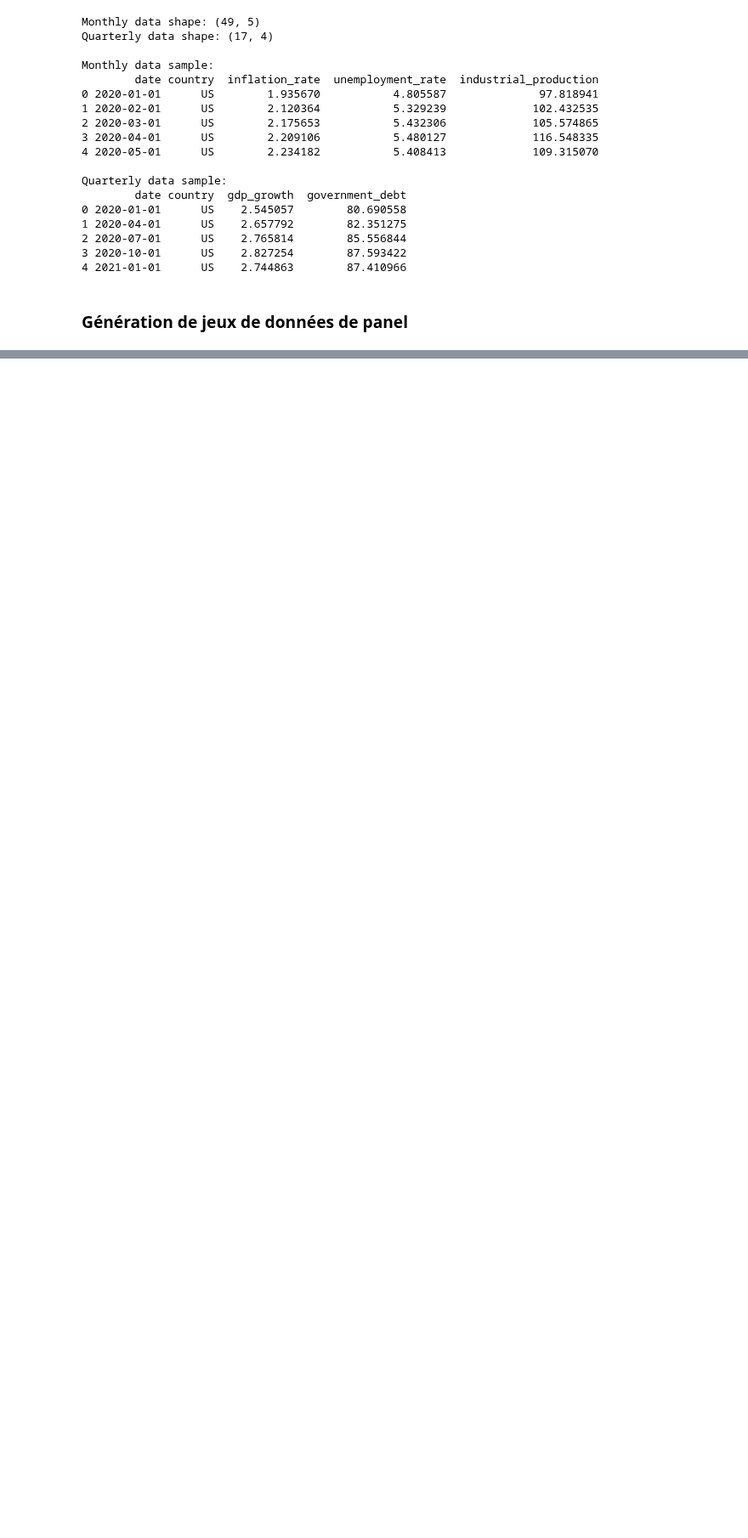
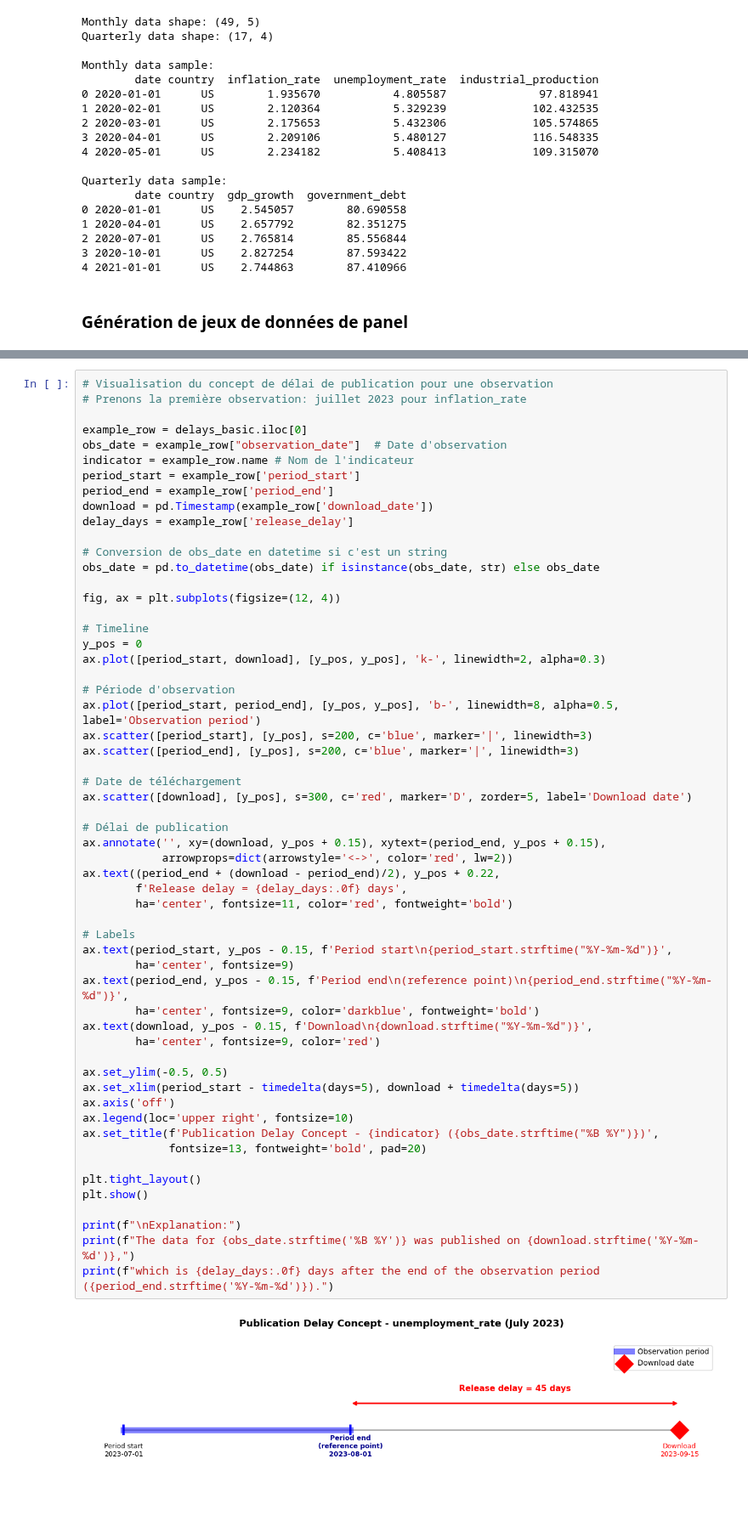
Before and after one commit to qbolliet/ts-forecast, a Jupyter notebook: notebooks/11 - QB - Delays.ipynb, the cells around one changed output, grey strips where cells are left out. Shown at 85% size. Saved outputs shown, nothing was run; the diff lists cells and outputs as text; blank space fills up the shorter version.

```diff
--- a/notebooks/11 - QB - Delays.ipynb
+++ b/notebooks/11 - QB - Delays.ipynb
@@ -107,0 +243,59 @@ New quarterly data ends: 2023-07-01 00:00:00
+# %%
+# Visualisation du concept de délai de publication pour une observation
+# Prenons la première observation: juillet 2023 pour inflation_rate
+
+example_row = delays_basic.iloc[0]
+obs_date = example_row["observation_date"]  # Date d'observation
+indicator = example_row.name # Nom de l'indicateur
+period_start = example_row['period_start']
+period_end = example_row['period_end']
+download = pd.Timestamp(example_row['download_date'])
+delay_days = example_row['release_delay']
+
+# Conversion de obs_date en datetime si c'est un string
+obs_date = pd.to_datetime(obs_date) if isinstance(obs_date, str) else obs_date
+
+fig, ax = plt.subplots(figsize=(12, 4))
+
+# Timeline
+y_pos = 0
+ax.plot([period_start, download], [y_pos, y_pos], 'k-', linewidth=2, alpha=0.3)
+
+# Période d'observation
+ax.plot([period_start, period_end], [y_pos, y_pos], 'b-', linewidth=8, alpha=0.5, label='Observation period')
+ax.scatter([period_start], [y_pos], s=200, c='blue', marker='|', linewidth=3)
+ax.scatter([period_end], [y_pos], s=200, c='blue', marker='|', linewidth=3)
+
+# Date de téléchargement
+ax.scatter([download], [y_pos], s=300, c='red', marker='D', zorder=5, label='Download date')
+
+# Délai de publication
+ax.annotate('', xy=(download, y_pos + 0.15), xytext=(period_end, y_pos + 0.15),
+            arrowprops=dict(arrowstyle='<->', color='red', lw=2))
+ax.text((period_end + (download - period_end)/2), y_pos + 0.22,
+        f'Release delay = {delay_days:.0f} days',
+        ha='center', fontsize=11, color='red', fontweight='bold')
+
+# Labels
+ax.text(period_start, y_pos - 0.15, f'Period start\n{period_start.strftime("%Y-%m-%d")}',
+        ha='center', fontsize=9)
+ax.text(period_end, y_pos - 0.15, f'Period end\n(reference point)\n{period_end.strftime("%Y-%m-%d")}',
+        ha='center', fontsize=9, color='darkblue', fontweight='bold')
+ax.text(download, y_pos - 0.15, f'Download\n{download.strftime("%Y-%m-%d")}',
+        ha='center', fontsize=9, color='red')
+
+ax.set_ylim(-0.5, 0.5)
+ax.set_xlim(period_start - timedelta(days=5), download + timedelta(days=5))
+ax.axis('off')
+ax.legend(loc='upper right', fontsize=10)
+ax.set_title(f'Publication Delay Concept - {indicator} ({obs_date.strftime("%B %Y")})',
+             fontsize=13, fontweight='bold', pad=20)
+
+plt.tight_layout()
+plt.show()
+
+print(f"\nExplanation:")
+print(f"The data for {obs_date.strftime('%B %Y')} was published on {download.strftime('%Y-%m-%d')},")
+print(f"which is {delay_days:.0f} days after the end of the observation period ({period_end.strftime('%Y-%m-%d')}).")
+# %% [output]
+[figure, added]
```
Also changed, not shown: parts of 43 cells of this notebook, 1 other file.
